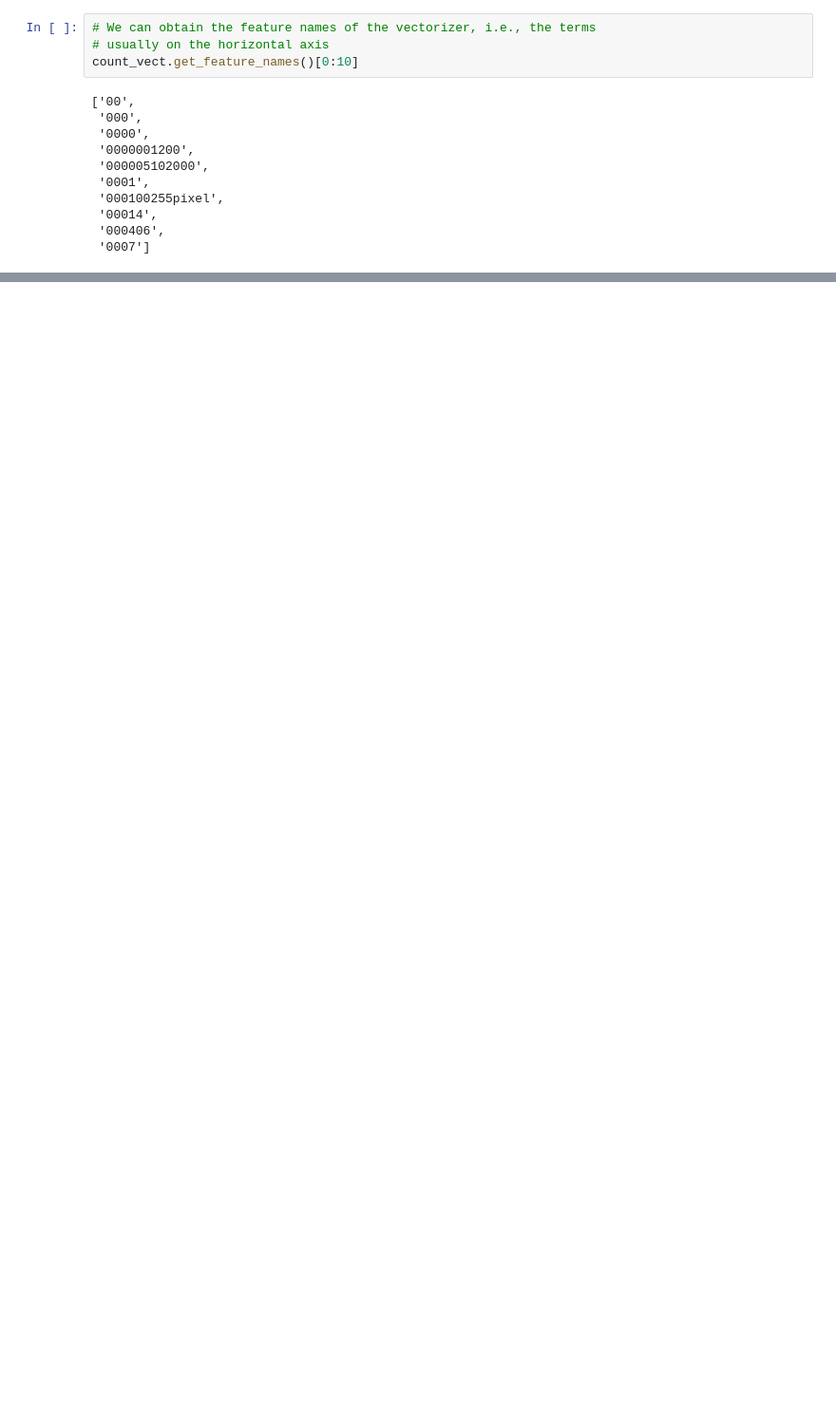
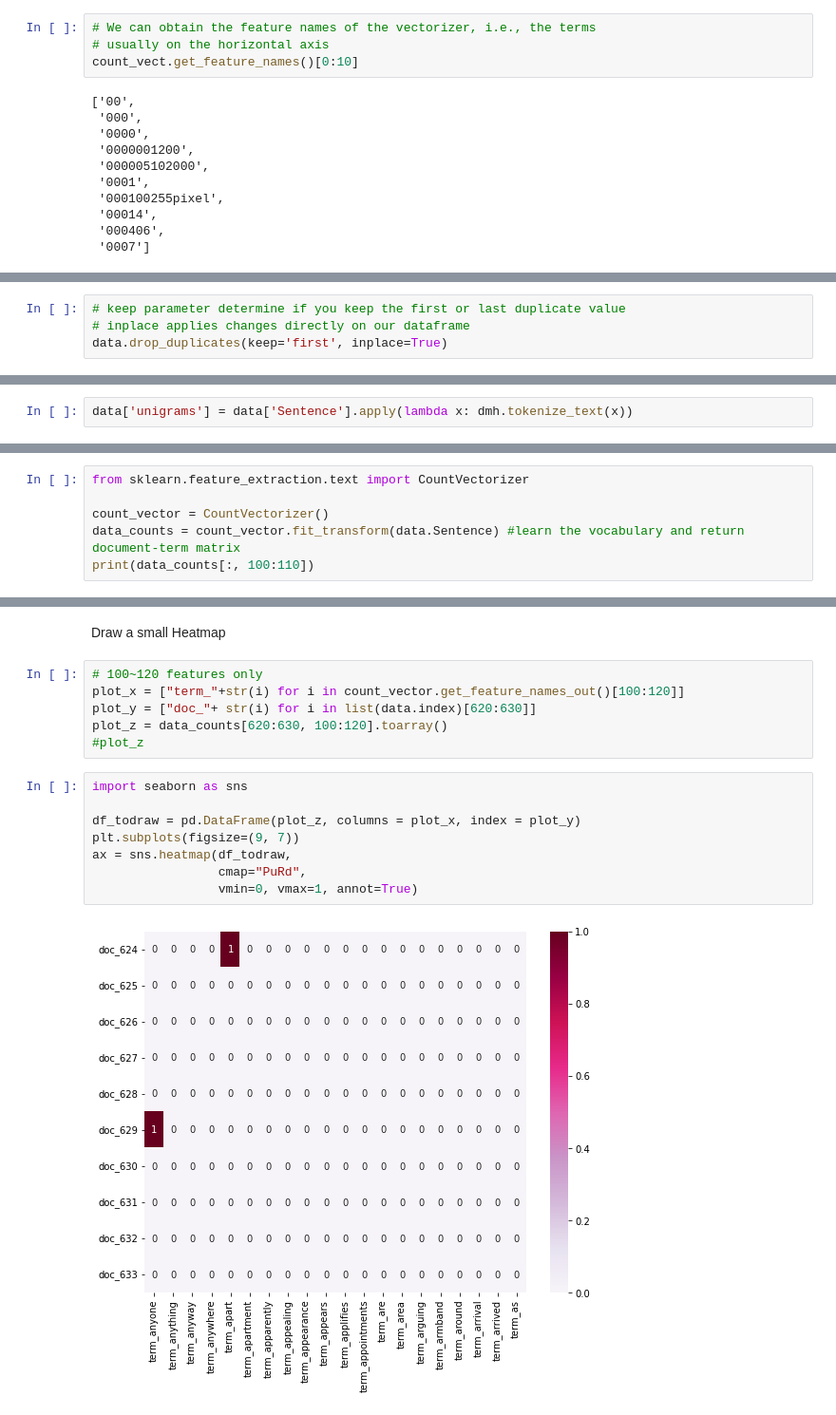
Before and after one commit to YiChiChao/DM2022-Lab1-Homework, a Jupyter notebook: DM2022-Lab1-Homework.ipynb, the cells around one changed output, grey strips where cells are left out. Shown: that part at 95% size. Cells and saved outputs as stored; diff of their text form; blank space fills up the shorter version.

```diff
--- a/DM2022-Lab1-Homework.ipynb
+++ b/DM2022-Lab1-Homework.ipynb
@@ -491,0 +791,4 @@ X_counts[0:5, 0:100].toarray()
+# %%
+# keep parameter determine if you keep the first or last duplicate value
+# inplace applies changes directly on our dataframe
+data.drop_duplicates(keep='first', inplace=True)
@@ -491,0 +833,2 @@ X_counts[0:5, 0:100].toarray()
+# %%
+data['unigrams'] = data['Sentence'].apply(lambda x: dmh.tokenize_text(x))
@@ -491,0 +880,6 @@ X_counts[0:5, 0:100].toarray()
+# %%
+from sklearn.feature_extraction.text import CountVectorizer
+
+count_vector = CountVectorizer()
+data_counts = count_vector.fit_transform(data.Sentence) #learn the vocabulary and return document-term matrix
+print(data_counts[:, 100:110])
@@ -491,0 +965,18 @@ X_counts[0:5, 0:100].toarray()
+# %% [markdown]
+Draw a small Heatmap
+# %%
+# 100~120 features only
+plot_x = ["term_"+str(i) for i in count_vector.get_feature_names_out()[100:120]]
+plot_y = ["doc_"+ str(i) for i in list(data.index)[620:630]]
+plot_z = data_counts[620:630, 100:120].toarray()
+#plot_z
+# %%
+import seaborn as sns
+
+df_todraw = pd.DataFrame(plot_z, columns = plot_x, index = plot_y)
+plt.subplots(figsize=(9, 7))
+ax = sns.heatmap(df_todraw,
+                 cmap="PuRd",
+                 vmin=0, vmax=1, annot=True)
+# %% [output]
+[figure, added]
```
Also changed, not shown: parts of 145 cells of this notebook.
